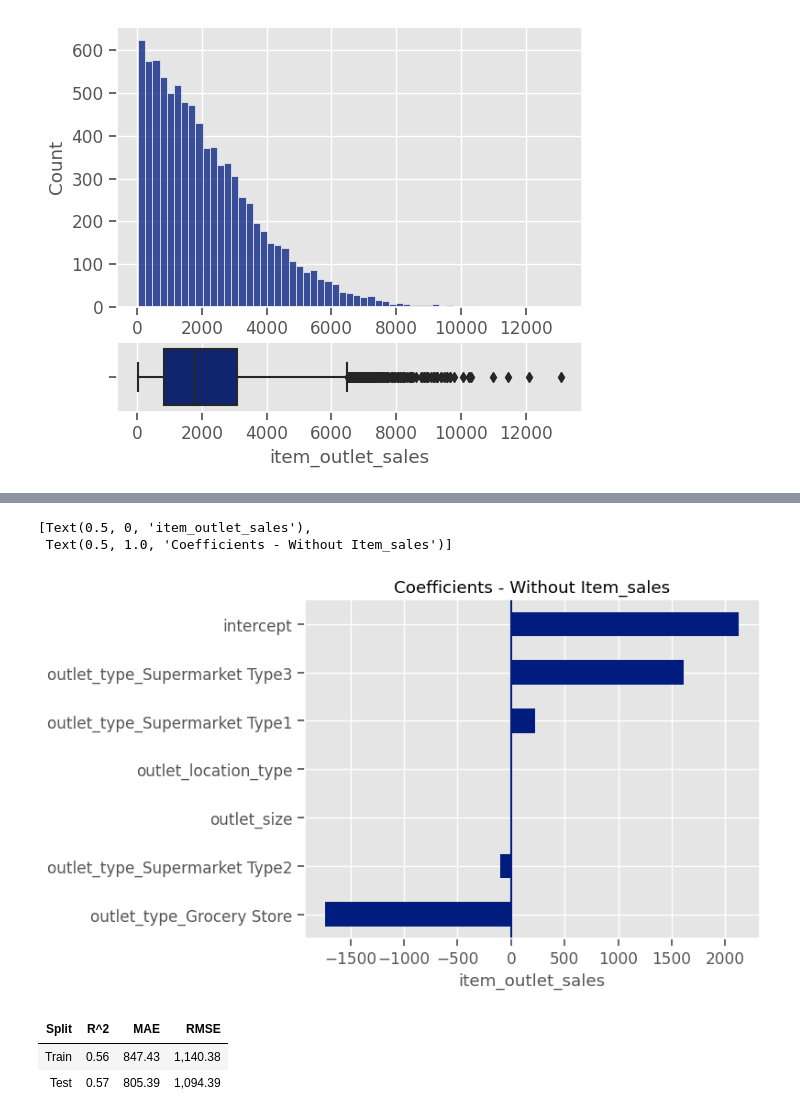
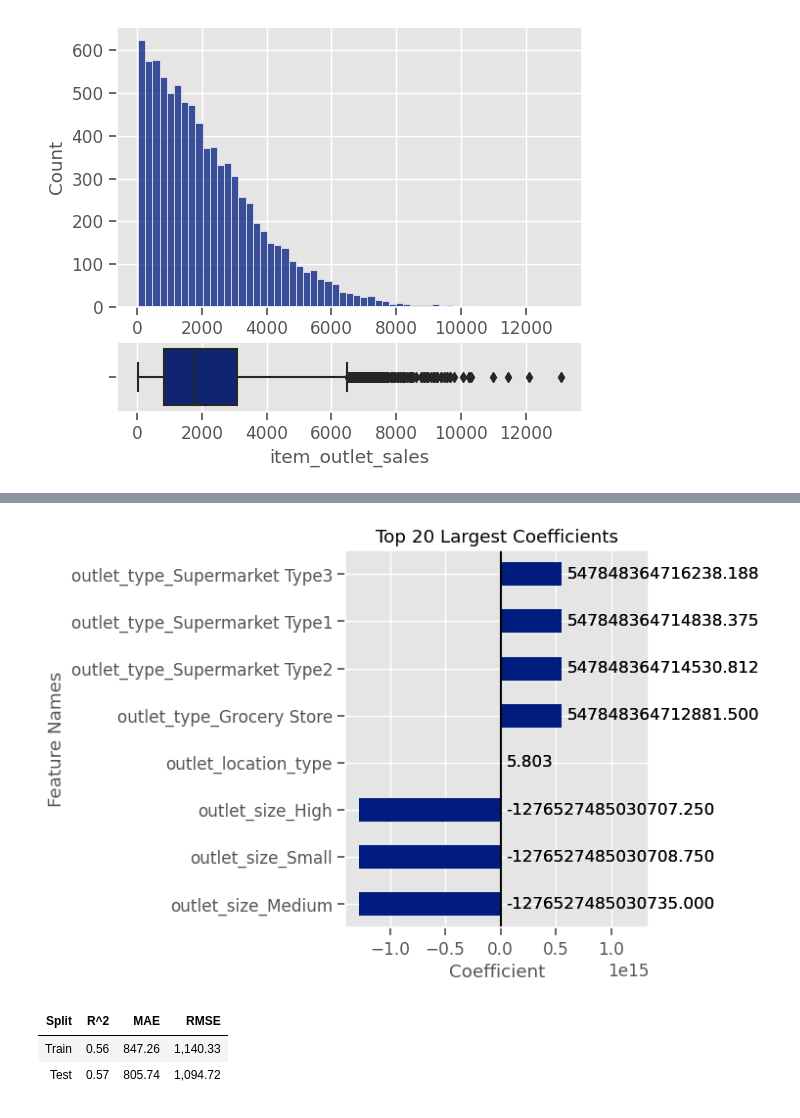
Before and after one commit to pmontecinos23/Project-1---Recisited, a Jupyter notebook: Explaining Models with Sap.ipynb, the cells around one changed output, grey strips where cells are left out. Cells and saved outputs as stored; diff of their text form; code cells hidden in the pictures.

```diff
--- a/Explaining Models with Sap.ipynb
+++ b/Explaining Models with Sap.ipynb
@@ -53,10 +59,10 @@ Index(['item_identifier', 'item_weight', 'item_fat_content', 'item_visibility',
        'outlet_type', 'item_outlet_sales'],
       dtype='object')
 # %%
-replace_dict1 = {'Medium':1, 'Small':0, 'High':2}
+# replace_dict1 = {'Medium':1, 'Small':0, 'High':2}
 replace_dict2 = {'Tier 1':0, 'Tier 2':1, 'Tier 3':2}
-replace_dict4 = {'Low Fat': 0, 'Regular':1,'reg':1, 'low fat':0, 'LF':0}
-sp['outlet_size'].replace(replace_dict1, inplace=True)
+replace_dict4 = {'reg':'Regular', 'low fat':'Low Fat', 'LF':'Low Fat'}
+# sp['outlet_size'].replace(replace_dict1, inplace=True)
 sp['outlet_location_type'].replace(replace_dict2, inplace=True)
 sp['item_fat_content'].replace(replace_dict4, inplace=True)
 # %%
@@ -278,11 +365,9 @@ ax.set(xlabel='item_outlet_sales', title='Coefficients - Item_sales');
 # %%
 ax = coeffs.drop(oi).sort_values().plot(kind='barh')
-ax.axvline(0)
-ax.set(xlabel='item_outlet_sales', title='Coefficients - Without Item_sales')
+# Plot on graph
+plot_coeffs(coeffs.drop(oi),top_n=20,intercept=False,annotate=True);
 # %% [output]
-[Text(0.5, 0, 'item_outlet_sales'),
- Text(0.5, 1.0, 'Coefficients - Without Item_sales')]
-[figure, old version]
+[figure, new version]
 # %%
 lin_reg_noint= LinearRegression(fit_intercept=False)
 lin_reg_noint.fit(X_train_df,y_train)
@@ -290,5 +375,5 @@ evaluate_regression(lin_reg_noint, X_train_df, y_train,
                     X_test_df, y_test)
 # %% [output]
 | Split | R^2 | MAE | RMSE |
-| Train | 0.56 | 847.43 | 1,140.38 |
-| Test | 0.57 | 805.39 | 1,094.39 |
+| Train | 0.56 | 847.26 | 1,140.33 |
+| Test | 0.57 | 805.74 | 1,094.72 |
```
Also changed, not shown: parts of 34 cells of this notebook, 3 other files.
